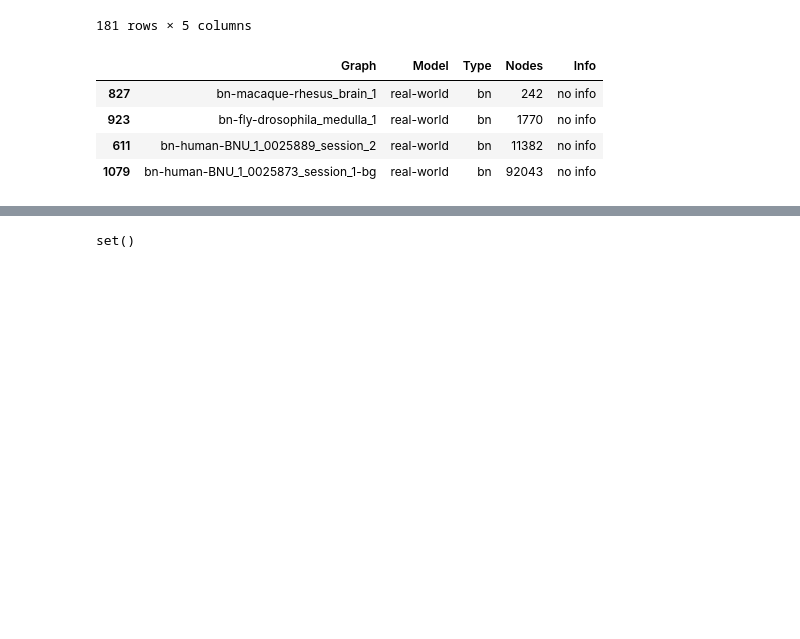
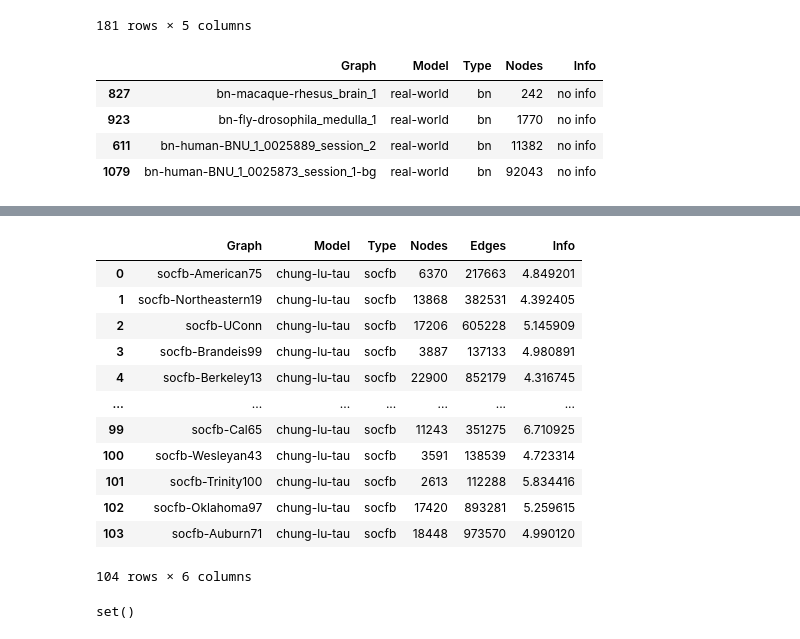
Before and after one commit to BenjiDayan/GIRGs, a Jupyter notebook: benji_src/notebooks/feature_extraction_pandas.ipynb, the cells around one changed output, grey strips where cells are left out. Saved outputs shown, nothing was run; the diff lists cells and outputs as text; code cells hidden in the pictures; blank space fills up the shorter version.

```diff
--- a/benji_src/notebooks/feature_extraction_pandas.ipynb
+++ b/benji_src/notebooks/feature_extraction_pandas.ipynb
@@ -84,3 +82,19 @@ df.groupby('Model').count()
+# %%
+df_mini
+# %% [output]
+|  | Graph | Model | Type | Nodes | Edges | Info |
+| 0 | socfb-American75 | chung-lu-tau | socfb | 6370 | 217663 | 4.849201 |
+| 1 | socfb-Northeastern19 | chung-lu-tau | socfb | 13868 | 382531 | 4.392405 |
+| 2 | socfb-UConn | chung-lu-tau | socfb | 17206 | 605228 | 5.145909 |
+| 3 | socfb-Brandeis99 | chung-lu-tau | socfb | 3887 | 137133 | 4.980891 |
+| 4 | socfb-Berkeley13 | chung-lu-tau | socfb | 22900 | 852179 | 4.316745 |
+| ... | ... | ... | ... | ... | ... | ... |
+| 99 | socfb-Cal65 | chung-lu-tau | socfb | 11243 | 351275 | 6.710925 |
+| 100 | socfb-Wesleyan43 | chung-lu-tau | socfb | 3591 | 138539 | 4.723314 |
+| 101 | socfb-Trinity100 | chung-lu-tau | socfb | 2613 | 112288 | 5.834416 |
+| 102 | socfb-Oklahoma97 | chung-lu-tau | socfb | 17420 | 893281 | 5.259615 |
+| 103 | socfb-Auburn71 | chung-lu-tau | socfb | 18448 | 973570 | 4.990120 |
+104 rows × 6 columns
 # %%
 a = set(df.loc[df.Model == '5d-copyweight-girg', 'Graph'].values)
 b = set([x['Name'] for x in graph_dicts])
```
Also changed, not shown: parts of 18 cells of this notebook, 7 other files.
